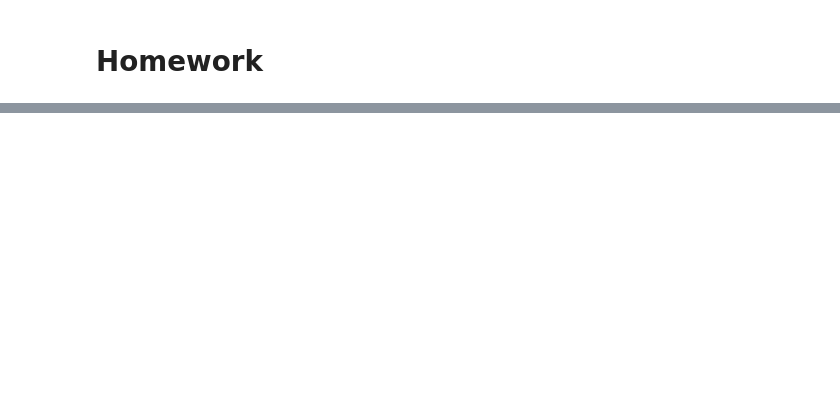
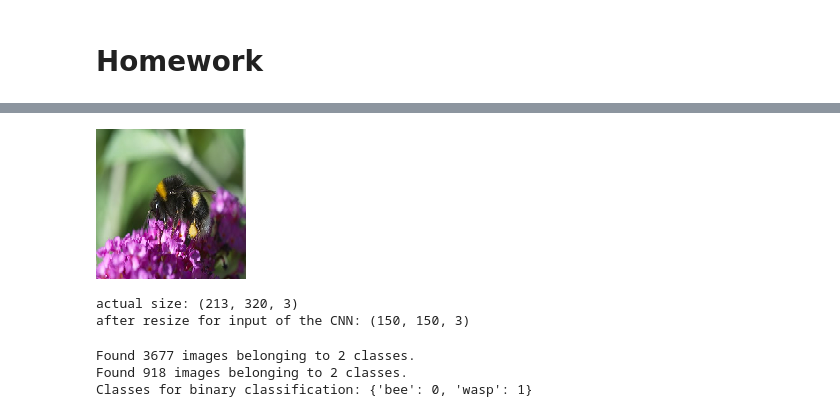
Before and after one commit to marcosbenicio/ML-zoomcamp, a Jupyter notebook: 08DeepLearning/homework-8.ipynb, the cells around one changed output, grey strips where cells are left out. Saved outputs shown, nothing was run; the diff lists cells and outputs as text; code cells hidden in the pictures; blank space fills up the shorter version.

```diff
--- a/08DeepLearning/homework-8.ipynb
+++ b/08DeepLearning/homework-8.ipynb
@@ -897,0 +1088,44 @@ def load_data():
+# %%
+# image resized to 150x150 pixels and 3 color channels
+img_path = 'data/train/bee/42057180260_98f4ae9345_n.jpg'
+img_actual = load_img(img_path)
+img_resize = load_img(img_path, target_size = (150, 150))
+img_resize
+# %% [output]
+[figure, added]
+# %%
+# Input size for the CNN
+actual_size = np.array(img_actual).shape
+input_size = np.array(img_resize).shape
+
+print('actual size:', actual_size)
+print('after resize for input of the CNN:', input_size)
+# %% [output]
+actual size: (213, 320, 3)
+after resize for input of the CNN: (150, 150, 3)
+# %%
+# reescale the image pixels to the range [0, 1]
+train_gen = ImageDataGenerator(rescale=1./255)
+test_gen = ImageDataGenerator(rescale=1./255)
+
+train_path = 'data/train'
+test_path = 'data/test'
+
+# Set up the train and test generators
+train = train_gen.flow_from_directory( train_path,
+                                          target_size = (150, 150),
+                                          batch_size = 20,
+                                          class_mode = 'binary',
+                                          shuffle = True)
+
+test = test_gen.flow_from_directory( test_path,
+                                        target_size = (150, 150),
+                                        batch_size = 20,
+                                        class_mode = 'binary',
+                                        shuffle = True)
+
+print('Classes for binary classification:', train.class_indices)
+# %% [output]
+Found 3677 images belonging to 2 classes.
+Found 918 images belonging to 2 classes.
+Classes for binary classification: {'bee': 0, 'wasp': 1}
```
Also changed, not shown: parts of 13 cells of this notebook.
